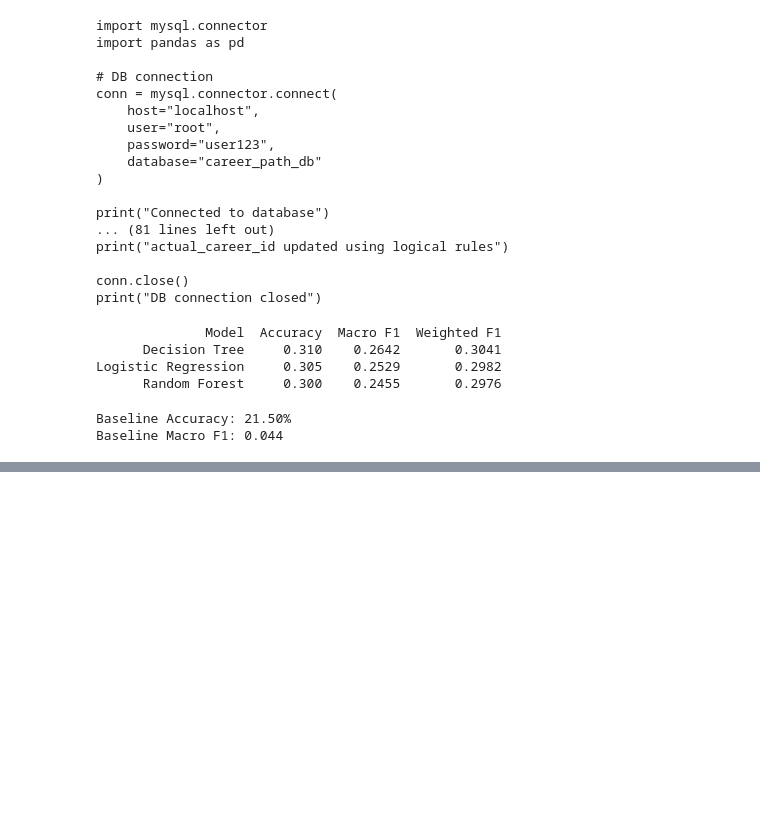
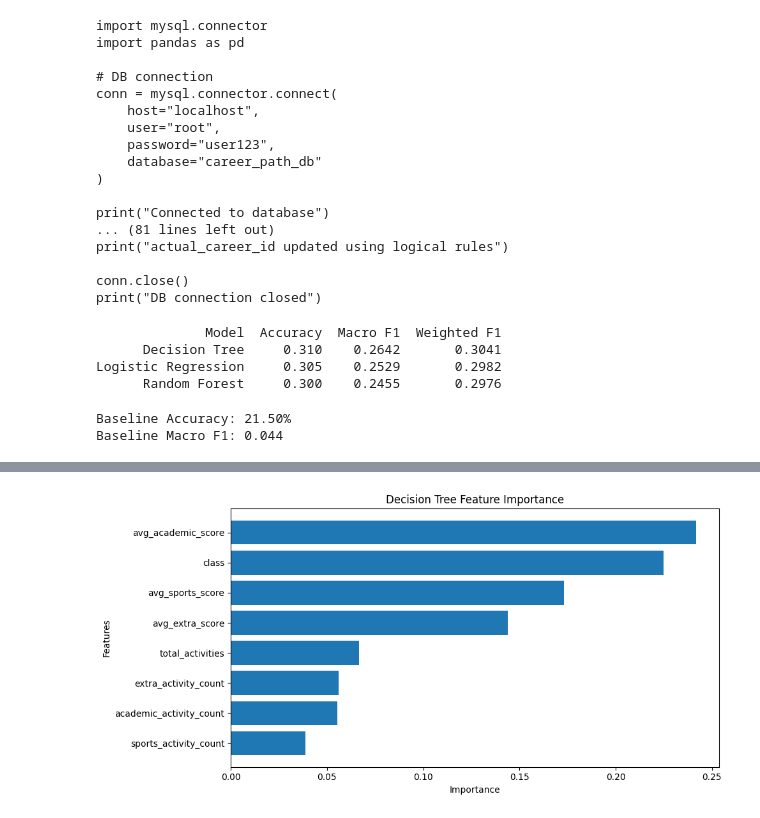
Before and after one commit to PrasastiBaitharu/ybi_foundation, a Jupyter notebook: YBI_45_DAY_INTERNSHIP.ipynb, the cells around one changed output, grey strips where cells are left out. Saved outputs shown, nothing was run; the diff lists cells and outputs as text; code cells hidden in the pictures; blank space fills up the shorter version.

```diff
--- a/YBI_45_DAY_INTERNSHIP.ipynb
+++ b/YBI_45_DAY_INTERNSHIP.ipynb
@@ -996,0 +1853,12 @@ Baseline Macro F1: 0.044
+# %%
+feature_importance = pd.DataFrame({
+    "Feature": original_features,
+    "Importance": best_dt.feature_importances_
+})
+
+feature_importance = feature_importance.sort_values(
+    by="Importance",
+    ascending=False
+)
+
+display(feature_importance)
@@ -996,0 +1875,17 @@ Baseline Macro F1: 0.044
+# %%
+plt.figure(figsize=(10, 5))
+
+plt.barh(
+    feature_importance["Feature"],
+    feature_importance["Importance"]
+)
+
+plt.xlabel("Importance")
+plt.ylabel("Features")
+plt.title("Decision Tree Feature Importance")
+plt.gca().invert_yaxis()
+
+plt.tight_layout()
+plt.show()
+# %% [output]
+[figure, added]
```
Also changed, not shown: parts of 34 cells of this notebook.
